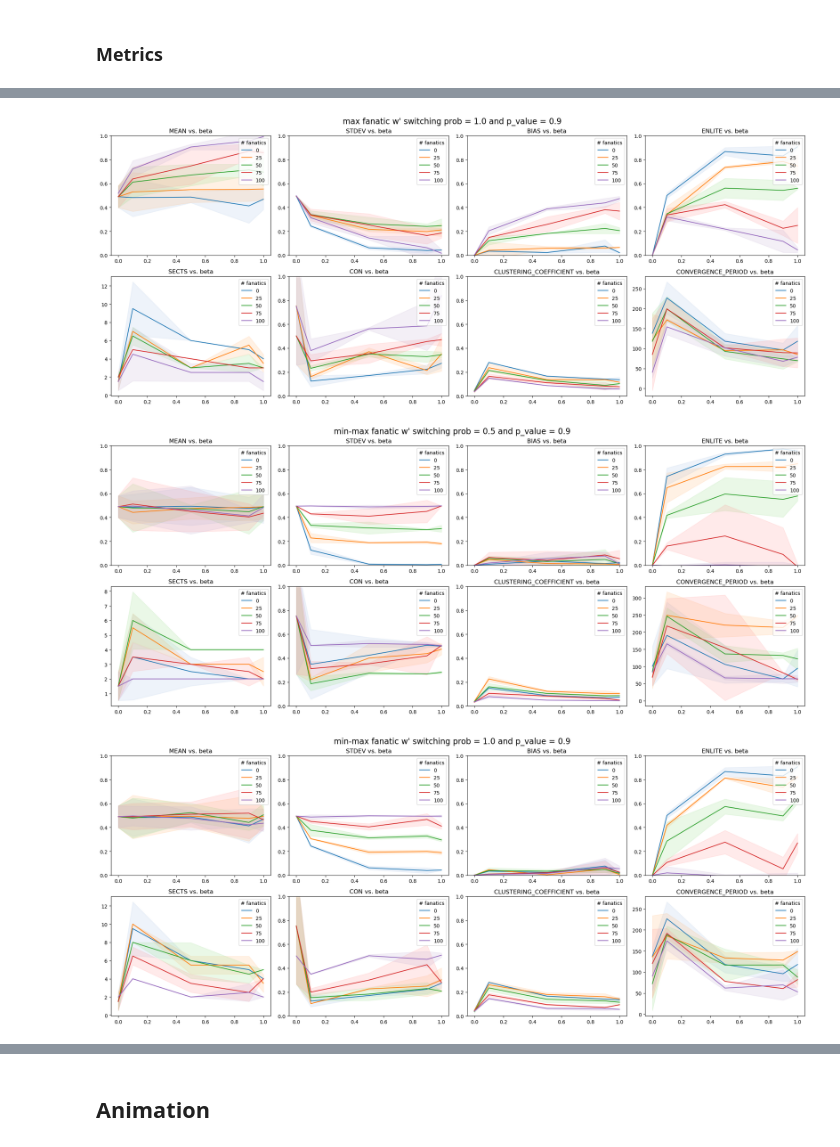
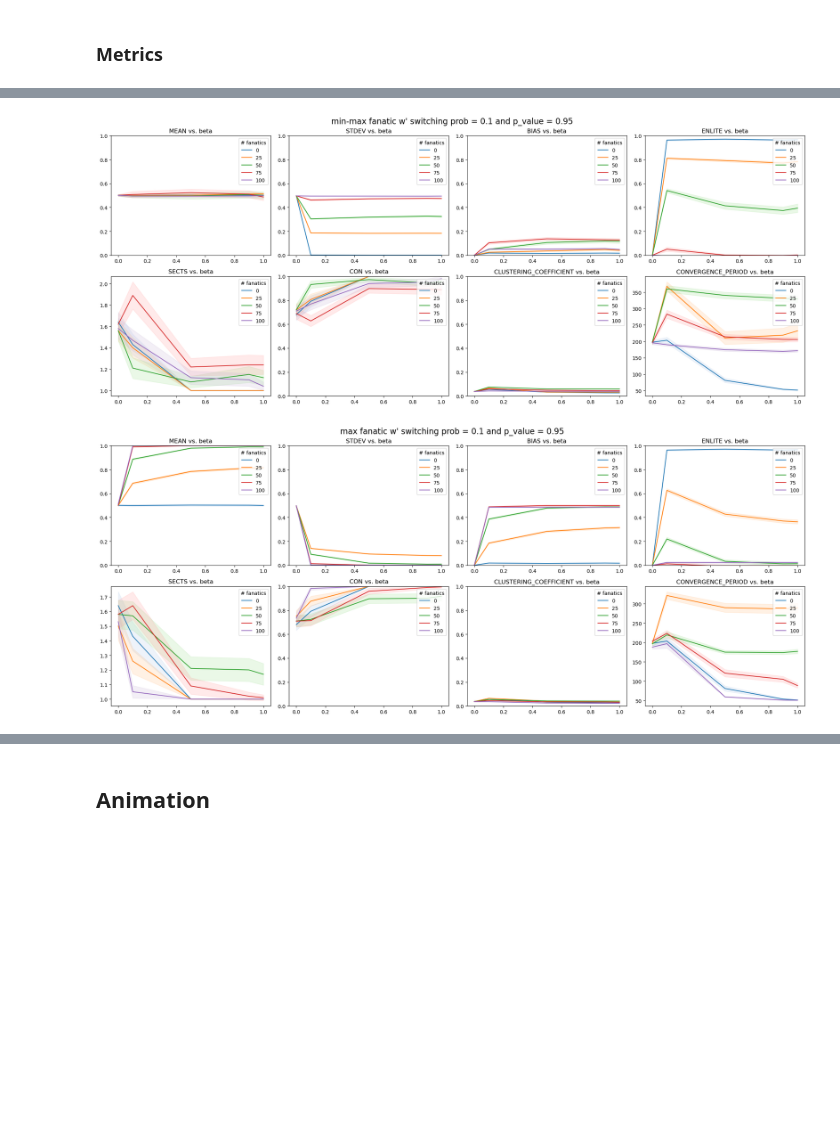
Before and after one commit to ducquando/social-network, a Jupyter notebook: analyze.ipynb, the cells around one changed output, grey strips where cells are left out. Drawn from its saved outputs; the diff is of its cells as text; code cells hidden in the pictures; blank space fills up the shorter version.

```diff
--- a/analyze.ipynb
+++ b/analyze.ipynb
@@ -10,7 +10,7 @@ from utils.visualize import visualize_coevolution, visualize_clustering_coeff, v
 # %%
 # Change the date time to the date time of the pickle file you want to load
 DATE = '241003'
-TIME = '0819'
+TIME = '0849'
 data_fanatics, data_no_fanatics = get_data(DATE, TIME)
 # %% [markdown]
 ### Last network
@@ -35,11 +35,6 @@ data_no_fanatics['last_indegree'] = data_no_fanatics['last_network'].apply(lambd
 - `fanatics_scheme == 'min-max'`: half of the fanatics have a belief of 0, the other half have a belief of 1.
 - `fanatics_scheme == 'mean'`: all fanatics have a belief of 0.5.
 # %%
-fanatics_max_low = get_fanatics(data_fanatics, data_no_fanatics, 'max', 0.5)
-fanatics_max_high = get_fanatics(data_fanatics, data_no_fanatics, 'max', 1)
-fanatics_min_max_low = get_fanatics(data_fanatics, data_no_fanatics, 'min-max', 0.5)
-fanatics_min_max_high = get_fanatics(data_fanatics, data_no_fanatics, 'min-max', 1)
-fanatics_mean_low = get_fanatics(data_fanatics, data_no_fanatics, 'mean', 0.5)
-fanatics_mean_high = get_fanatics(data_fanatics, data_no_fanatics, 'mean', 1)
-
-print(fanatics_max_low.shape, fanatics_min_max_high.shape, fanatics_mean_high.shape)
+fanatics_mean = get_fanatics(data_fanatics, data_no_fanatics, 'mean', 0.1)
+fanatics_min_max = get_fanatics(data_fanatics, data_no_fanatics, 'min-max', 0.1)
+fanatics_max = get_fanatics(data_fanatics, data_no_fanatics, 'max', 0.1)
@@ -111,11 +91,7 @@ visualize_indegree(fanatics_mean_high, DATE, TIME, export=True)
 ### Metrics
 # %%
 metrics= ['MEAN', 'STDEV', 'BIAS', 'ENLITE', 'SECTS', 'CON', 'CLUSTERING_COEFFICIENT', 'CONVERGENCE_PERIOD']
-
-line_plot_with_confidence_interval(fanatics_max_low, metrics, DATE, TIME, export=True)
-line_plot_with_confidence_interval(fanatics_max_high, metrics, DATE, TIME, export=True)
-line_plot_with_confidence_interval(fanatics_min_max_low, metrics, DATE, TIME, export=True)
-line_plot_with_confidence_interval(fanatics_min_max_high, metrics, DATE, TIME, export=True)
-line_plot_with_confidence_interval(fanatics_mean_low, metrics, DATE, TIME, export=True)
-line_plot_with_confidence_interval(fanatics_mean_high, metrics, DATE, TIME, export=True)
+_ = line_plot_with_confidence_interval(fanatics_mean, metrics, DATE, TIME, export=True)
+_ = line_plot_with_confidence_interval(fanatics_min_max, metrics, DATE, TIME, export=True)
+_ = line_plot_with_confidence_interval(fanatics_max, metrics, DATE, TIME, export=True)
 # %% [output]
@@ -123,3 +99,2 @@ line_plot_with_confidence_interval(fanatics_mean_high, metrics, DATE, TIME, expo
-[figure, old version]
+[figure, new version]
-[figure, old version]
+[figure, new version]
-[figure, removed]
```
Also changed, not shown: parts of 7 cells of this notebook, 6 other files.
